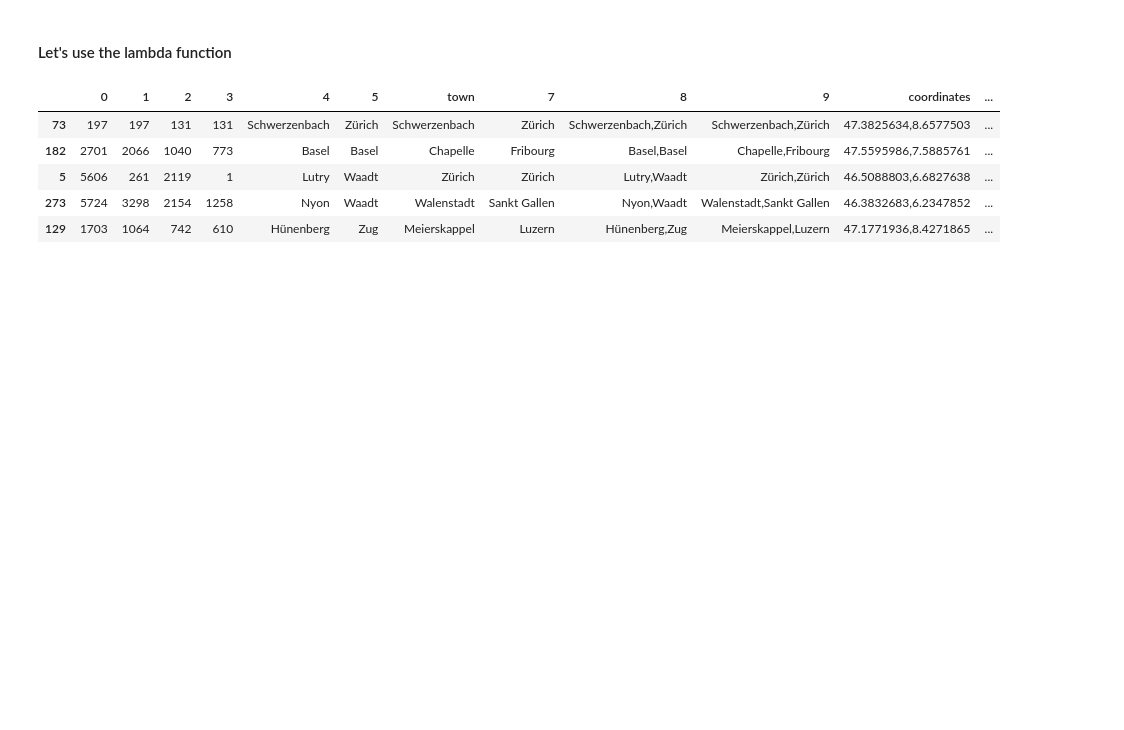
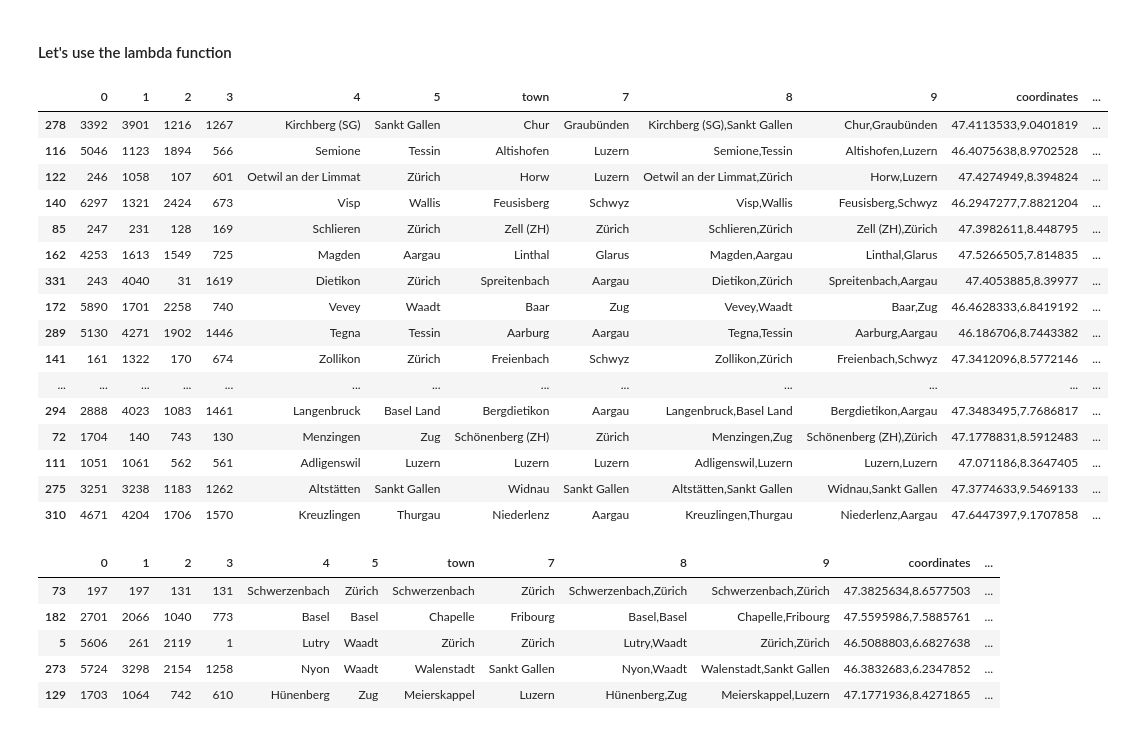
Before and after one commit to alexanderquispe/Diplomado_PUCP, a Jupyter notebook: Lecture_8/Lecture_8.ipynb, the cells around one changed output. Cells and saved outputs as stored; diff of their text form; code cells hidden in the pictures; blank space fills up the shorter version.

```diff
--- a/Lecture_8/Lecture_8.ipynb
+++ b/Lecture_8/Lecture_8.ipynb
@@ -103,5 +114,6 @@ the same language, which is chosen from the first component.
 # %%
-re1 = requests.get( "https://maps.googleapis.com/maps/api/geocode/json?address=1600+Amphitheater+Parkway,+Mountain+View,+CA&key=AIzaSyAXkyaFmn5RRfackh9Fe_4TwgkZjljKSPM&language=en")
+re1 = requests.get(
+    "https://maps.googleapis.com/maps/api/geocode/json?address=universidad+catolica+pucp&key=AIzaSyAXkyaFmn5RRfackh9Fe_4TwgkZjljKSPM&language=es&region=pe")
 re1
 # %% [output]
 <Response [200]>
@@ -604,6 +658,28 @@ def get_results( result_api ):
         lon = np.nan
 
     return ( lat, lon )
+# %%
+data["results"] = data.apply( lambda x: get_results( gmaps.geocode( x["town"], region = "ch")  )  , axis = 1 )
+# %%
+data
+# %% [output]
+|  | 0 | 1 | 2 | 3 | 4 | 5 | town | 7 | 8 | 9 | coordinates | ... |
+| 278 | 3392 | 3901 | 1216 | 1267 | Kirchberg (SG) | Sankt Gallen | Chur | Graubünden | Kirchberg (SG),Sankt Gallen | Chur,Graubünden | 47.4113533,9.0401819 | ... |
+| 116 | 5046 | 1123 | 1894 | 566 | Semione | Tessin | Altishofen | Luzern | Semione,Tessin | Altishofen,Luzern | 46.4075638,8.9702528 | ... |
+| 122 | 246 | 1058 | 107 | 601 | Oetwil an der Limmat | Zürich | Horw | Luzern | Oetwil an der Limmat,Zürich | Horw,Luzern | 47.4274949,8.394824 | ... |
+| 140 | 6297 | 1321 | 2424 | 673 | Visp | Wallis | Feusisberg | Schwyz | Visp,Wallis | Feusisberg,Schwyz | 46.2947277,7.8821204 | ... |
+| 85 | 247 | 231 | 128 | 169 | Schlieren | Zürich | Zell (ZH) | Zürich | Schlieren,Zürich | Zell (ZH),Zürich | 47.3982611,8.448795 | ... |
+| 162 | 4253 | 1613 | 1549 | 725 | Magden | Aargau | Linthal | Glarus | Magden,Aargau | Linthal,Glarus | 47.5266505,7.814835 | ... |
+| 331 | 243 | 4040 | 31 | 1619 | Dietikon | Zürich | Spreitenbach | Aargau | Dietikon,Zürich | Spreitenbach,Aargau | 47.4053885,8.39977 | ... |
+| 172 | 5890 | 1701 | 2258 | 740 | Vevey | Waadt | Baar | Zug | Vevey,Waadt | Baar,Zug | 46.4628333,6.8419192 | ... |
+| 289 | 5130 | 4271 | 1902 | 1446 | Tegna | Tessin | Aarburg | Aargau | Tegna,Tessin | Aarburg,Aargau | 46.186706,8.7443382 | ... |
+| 141 | 161 | 1322 | 170 | 674 | Zollikon | Zürich | Freienbach | Schwyz | Zollikon,Zürich | Freienbach,Schwyz | 47.3412096,8.5772146 | ... |
+| ... | ... | ... | ... | ... | ... | ... | ... | ... | ... | ... | ... | ... |
+| 294 | 2888 | 4023 | 1083 | 1461 | Langenbruck | Basel Land | Bergdietikon | Aargau | Langenbruck,Basel Land | Bergdietikon,Aargau | 47.3483495,7.7686817 | ... |
+| 72 | 1704 | 140 | 743 | 130 | Menzingen | Zug | Schönenberg (ZH) | Zürich | Menzingen,Zug | Schönenberg (ZH),Zürich | 47.1778831,8.5912483 | ... |
+| 111 | 1051 | 1061 | 562 | 561 | Adligenswil | Luzern | Luzern | Luzern | Adligenswil,Luzern | Luzern,Luzern | 47.071186,8.3647405 | ... |
+| 275 | 3251 | 3238 | 1183 | 1262 | Altstätten | Sankt Gallen | Widnau | Sankt Gallen | Altstätten,Sankt Gallen | Widnau,Sankt Gallen | 47.3774633,9.5469133 | ... |
+| 310 | 4671 | 4204 | 1706 | 1570 | Kreuzlingen | Thurgau | Niederlenz | Aargau | Kreuzlingen,Thurgau | Niederlenz,Aargau | 47.6447397,9.1707858 | ... |
 # %%
 data['results'] = data.apply( lambda x:  get_results( gmaps.geocode( x[ 'town' ] , region='ch' ) ) , axis = 1 )
 # %%
```
Also changed, not shown: parts of 30 cells of this notebook, 1 other file.
